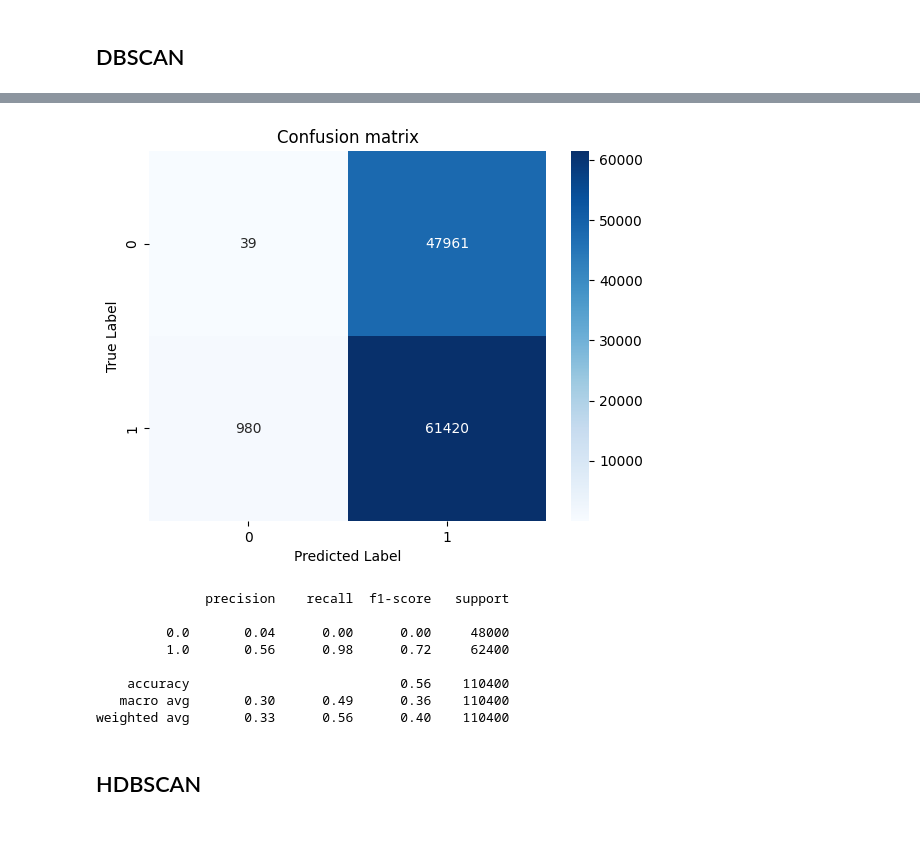
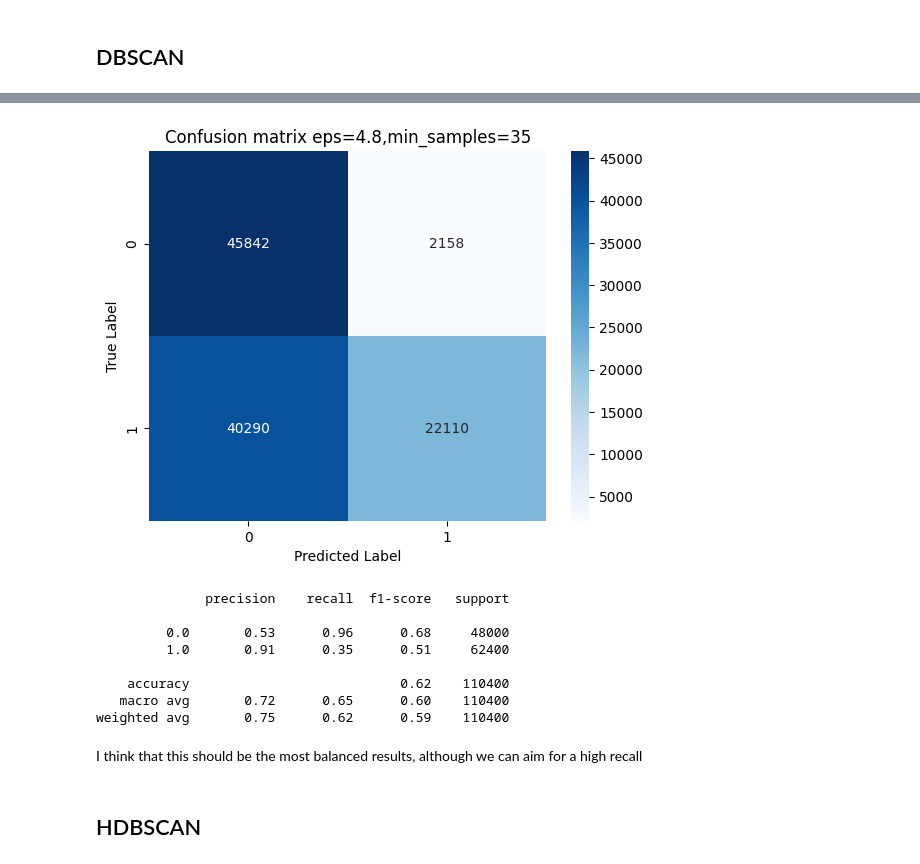
Before and after one commit to flod1n/R7022E-AI-in-processindustry-and-automation, a Jupyter notebook: Lab2_unsupervised/task2.ipynb, the cells around one changed output, grey strips where cells are left out. Cells and saved outputs as stored; diff of their text form; code cells hidden in the pictures; blank space fills up the shorter version.

```diff
--- a/Lab2_unsupervised/task2.ipynb
+++ b/Lab2_unsupervised/task2.ipynb
@@ -180,8 +185,9 @@ from sklearn.cluster import DBSCAN
 import json
 from sklearn.metrics import confusion_matrix, accuracy_score
 
-eps_values = [8,9,10,11,12]
-min_samples_list = [20, 25, 30]
+eps_values = np.arange(4.8 ,5.2, 0.1)
+
+min_samples_list = []
 loop_counter=0
 total_loops = len(eps_values) * len(min_samples_list)
 
@@ -247,30 +274,33 @@ top5.iloc[:,:10]
 # %%
 from sklearn.metrics import classification_report, confusion_matrix
+import seaborn as sns
 
-y_pred = results_df.loc[2, "y_pred"]
+row = 95
+y_pred = results_df.loc[row, "y_pred"]
 cm2 = confusion_matrix(y_test, y_pred)
-labels = results_df.loc[2,"db_labels"]
-
-outliers = labels == -1
-normal = labels != -1
+labels = results_df.loc[row,"db_labels"]
+eps = results_df.loc[row,"eps"]
+min_samples = results_df.loc[row,"min_samples"]
 
 sns.heatmap(cm2, annot=True, fmt='d', cmap='Blues')
-plt.title("Confusion matrix")
+plt.title(f"Confusion matrix eps={eps},min_samples={min_samples}")
 plt.xlabel("Predicted Label")
 plt.ylabel("True Label")
 plt.show()
 
 print(classification_report(y_test, y_pred))
 # %% [output]
-[figure, old version]
+[figure, new version]
               precision    recall  f1-score   support
 
-         0.0       0.04      0.00      0.00     48000
-         1.0       0.56      0.98      0.72     62400
+         0.0       0.53      0.96      0.68     48000
+         1.0       0.91      0.35      0.51     62400
 
-    accuracy                           0.56    110400
-   macro avg       0.30      0.49      0.36    110400
-weighted avg       0.33      0.56      0.40    110400
+    accuracy                           0.62    110400
+   macro avg       0.72      0.65      0.60    110400
+weighted avg       0.75      0.62      0.59    110400
+# %% [markdown]
+I think that this should be the most balanced results, although we can aim for a high recall
 # %% [markdown]
 ## HDBSCAN
 # %%
```
Also changed, not shown: parts of 7 cells of this notebook.
